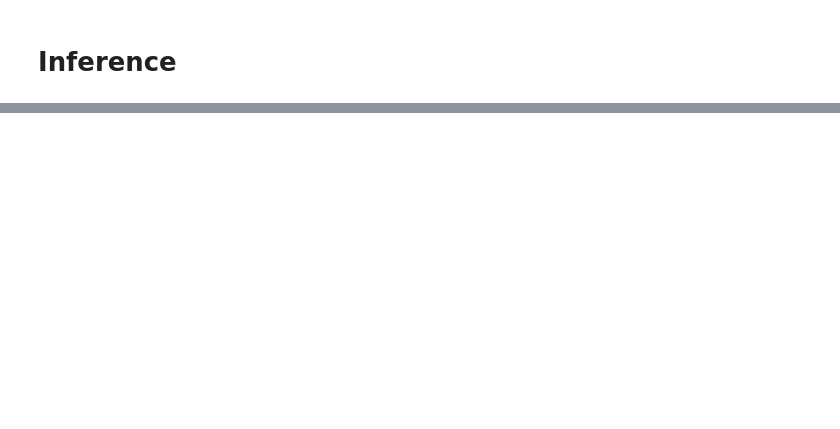
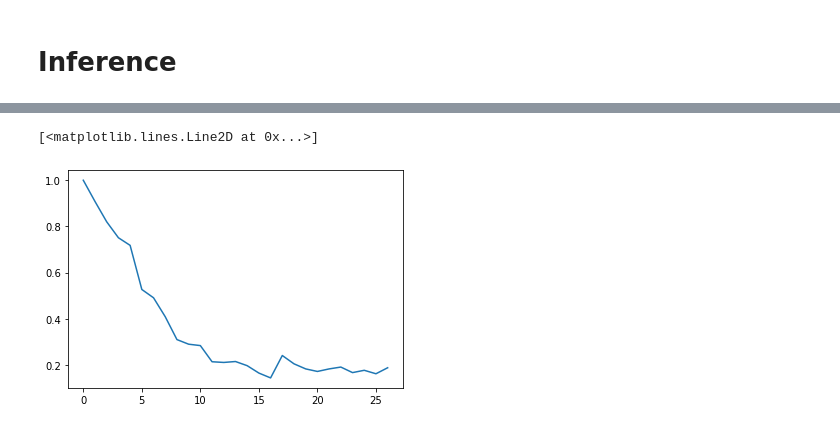
Before and after one commit to BobZhangHT/QReR, a Jupyter notebook: QRWG.ipynb, the cells around one changed output, grey strips where cells are left out. Cells and saved outputs as stored; diff of their text form; code cells hidden in the pictures; blank space fills up the shorter version.

```diff
--- a/QRWG.ipynb
+++ b/QRWG.ipynb
@@ -114,0 +136,5 @@ plt.legend()
+# %%
+plt.plot(estimator.val_ks_list)
+# %% [output]
+[<matplotlib.lines.Line2D at 0x...>]
+[figure, added]
```
Also changed, not shown: parts of 11 cells of this notebook.
